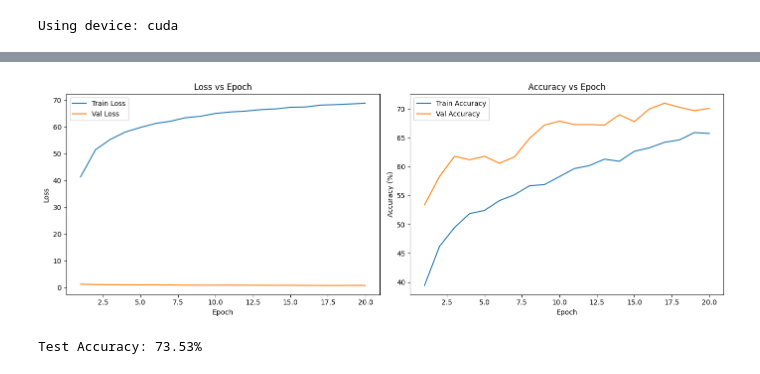
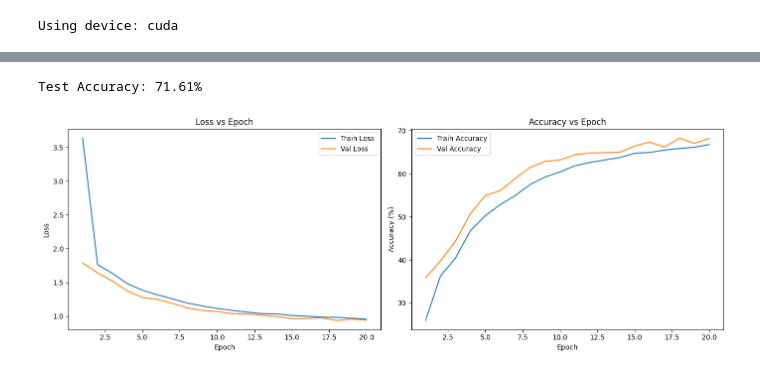
Before and after one commit to rajat17-personal/eces681, a Jupyter notebook: assignment3/hw3_code.ipynb, the cells around one changed output, grey strips where cells are left out. Cells and saved outputs as stored; diff of their text form; code cells hidden in the pictures.

```diff
--- a/assignment3/hw3_code.ipynb
+++ b/assignment3/hw3_code.ipynb
@@ -14,24 +14,27 @@ print(f'Using device: {device}')
 # %% [output]
 Using device: cuda
 # %%
-num_train = 49000
-num_val = 1000
-batch_size = 256
+batch_size = 512
 hidden_dim = 512
-learning_rate = 0.1
+learning_rate = 0.05
 num_epochs = 20
-reg = 1e-4
+reg = 0.0001
 # %%
 transform = transforms.Compose([
     transforms.ToTensor(),
     transforms.Normalize((0.4914, 0.4822, 0.4465),(0.2023, 0.1994, 0.2010)),
 ])
 
+
 train_val_set = torchvision.datasets.CIFAR10(root='./data', train=True, download=True, transform=transform)
 test_set = torchvision.datasets.CIFAR10(root='./data', train=False, download=True, transform=transform)
+train_ratio = 0.9
+validation_ratio = 0.1
+dataset_size = len(train_val_set)
+train_size = int(train_ratio * dataset_size)
+validation_size = dataset_size - train_size
 
-# Split train/val
-train_set, val_set = torch.utils.data.random_split(train_val_set, [num_train, len(train_val_set)-num_train])
+train_set, val_set = torch.utils.data.random_split(train_val_set, [train_size, validation_size])
 train_loader = torch.utils.data.DataLoader(train_set, batch_size=batch_size, shuffle=True, num_workers=10, pin_memory=True)
 val_loader = torch.utils.data.DataLoader(val_set, batch_size=batch_size, shuffle=False, num_workers=10, pin_memory=True)
 test_loader = torch.utils.data.DataLoader(test_set, batch_size=batch_size, shuffle=False, num_workers=10, pin_memory=True)
@@ -173,7 +185,7 @@ plt.show()
 # %%
 num_epochs_CNN = 20
-batch_size_CNN = 128
-learning_rate_CNN = 0.001
+batch_size_CNN = 512
+learning_rate_CNN = 5e-3
 reg_CNN = 1e-4
 
 transform_train = transforms.Compose([
@@ -188,14 +200,10 @@ transform_test = transforms.Compose([
     transforms.Normalize((0.4914, 0.4822, 0.4465),(0.2023, 0.1994, 0.2010)),
 ])
 
-# CIFAR-10 Dataset
 train_val_dataset = torchvision.datasets.CIFAR10(root='./data', train=True, download=True, transform=transform_train)
 test_dataset = torchvision.datasets.CIFAR10(root='./data', train=False, download=True, transform=transform_test)
 
-# Split train and val
-num_train = 49000
-num_val = 1000
-train_set, val_set = torch.utils.data.random_split(train_val_dataset, [num_train, len(train_val_dataset)-num_train])
+train_set, val_set = torch.utils.data.random_split(train_val_dataset, [train_size, validation_size])
 
 train_loader = torch.utils.data.DataLoader(train_set, batch_size=batch_size_CNN, shuffle=True, num_workers=4, pin_memory=True)
 val_loader = torch.utils.data.DataLoader(val_set, batch_size=batch_size_CNN, shuffle=False, num_workers=4, pin_memory=True)
@@ -306,41 +308,41 @@ Epoch [20/20], Train Loss: 0.8964, Train Acc: 68.90%, Val Loss: 0.8630, Val Acc:
+# %%
+model_CNN.eval()
+correct, total = 0, 0
+
+with torch.no_grad():
+    for images, labels in test_loader:
+        images, labels = images.to(device), labels.to(device)
+
+        outputs = model_CNN(images)
+        _, predicted = outputs.max(1)
+        total += labels.size(0)
+        correct += predicted.eq(labels).sum().item()
+
+test_accuracy = 100. * correct / total
+print(f"Test Accuracy: {test_accuracy:.2f}%")
+# %% [output]
+Test Accuracy: 71.61%
 # %%
 num_epochs_CNN = range(1, num_epochs + 1)
 
 plt.figure(figsize=(14, 5))
 plt.subplot(1, 2, 1)
-plt.plot(num_epochs_CNN, train_acc_list_CNN, label='Train Loss')
+plt.plot(num_epochs_CNN, train_loss_list_CNN, label='Train Loss')
 plt.plot(num_epochs_CNN, val_loss_list_CNN, label='Val Loss')
 plt.xlabel('Epoch')
 plt.ylabel('Loss')
 plt.title('Loss vs Epoch')
 plt.legend()
 
 plt.subplot(1, 2, 2)
-plt.plot(num_epochs_CNN, train_acc_list, label='Train Accuracy')
+plt.plot(num_epochs_CNN, train_acc_list_CNN, label='Train Accuracy')
 plt.plot(num_epochs_CNN, val_acc_list_CNN, label='Val Accuracy')
 plt.xlabel('Epoch')
 plt.ylabel('Accuracy (%)')
 plt.title('Accuracy vs Epoch')
 plt.legend()
 
 plt.tight_layout()
 plt.show()
 # %% [output]
-[figure, old version]
+[figure, new version]
-# %%
-model_CNN.eval()
-correct, total = 0, 0
-
-with torch.no_grad():
-    for images, labels in test_loader:
-        images, labels = images.to(device), labels.to(device)
-
-        outputs = model_CNN(images)
-        _, predicted = outputs.max(1)
-        total += labels.size(0)
-        correct += predicted.eq(labels).sum().item()
-
-test_accuracy = 100. * correct / total
-print(f"Test Accuracy: {test_accuracy:.2f}%")
-# %% [output]
-Test Accuracy: 73.53%
```
Also changed, not shown: parts of 7 cells of this notebook, 3 other files.
